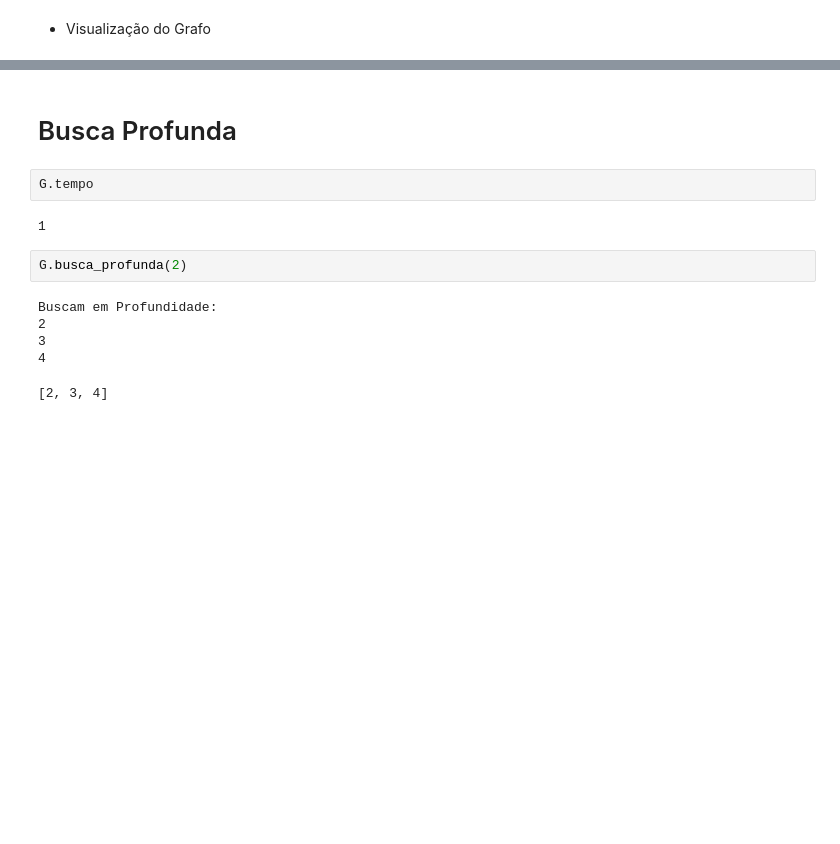
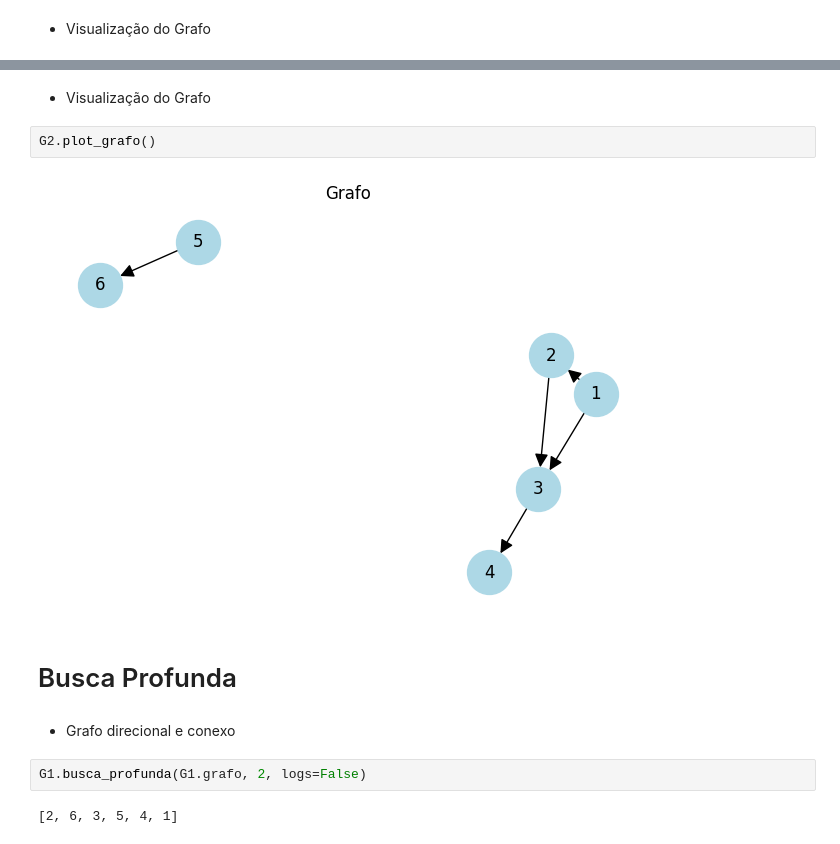
Before and after one commit to Douglas-cc/teoria_dos_grafos, a Jupyter notebook: algo_busca.ipynb, the cells around one changed output, grey strips where cells are left out. Saved outputs shown, nothing was run; the diff lists cells and outputs as text; blank space fills up the shorter version.

```diff
--- a/algo_busca.ipynb
+++ b/algo_busca.ipynb
@@ -63,15 +67,15 @@ dict_items([(1, [2, 3]), (2, [3]), (3, [4])])
+# %% [markdown]
+- Visualização do Grafo
+# %%
+G2.plot_grafo()
+# %% [output]
+[figure, added]
 # %% [markdown]
 # Busca Profunda
-# %%
-G.tempo
-# %% [output]
-1
-# %%
-G.busca_profunda(2)
-# %% [output]
-Buscam em Profundidade:
-2
-3
-4
-[2, 3, 4]
+# %% [markdown]
+- Grafo direcional e conexo
+# %%
+G1.busca_profunda(G1.grafo, 2, logs=False)
+# %% [output]
+[2, 6, 3, 5, 4, 1]
 # %%
```
Also changed, not shown: parts of 24 cells of this notebook, 1 other file.
